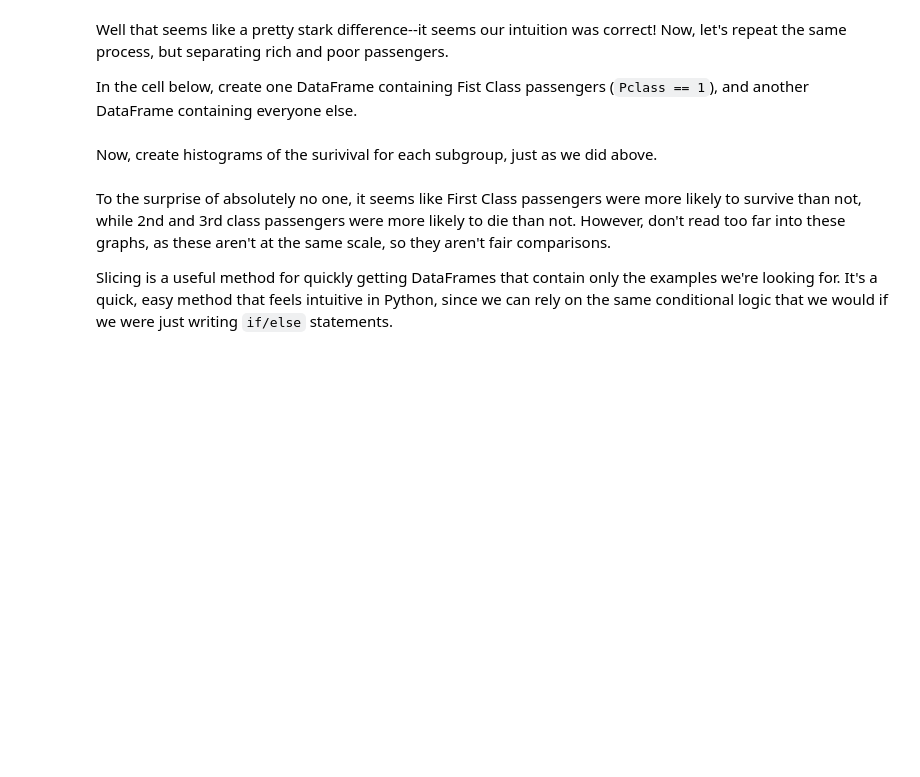
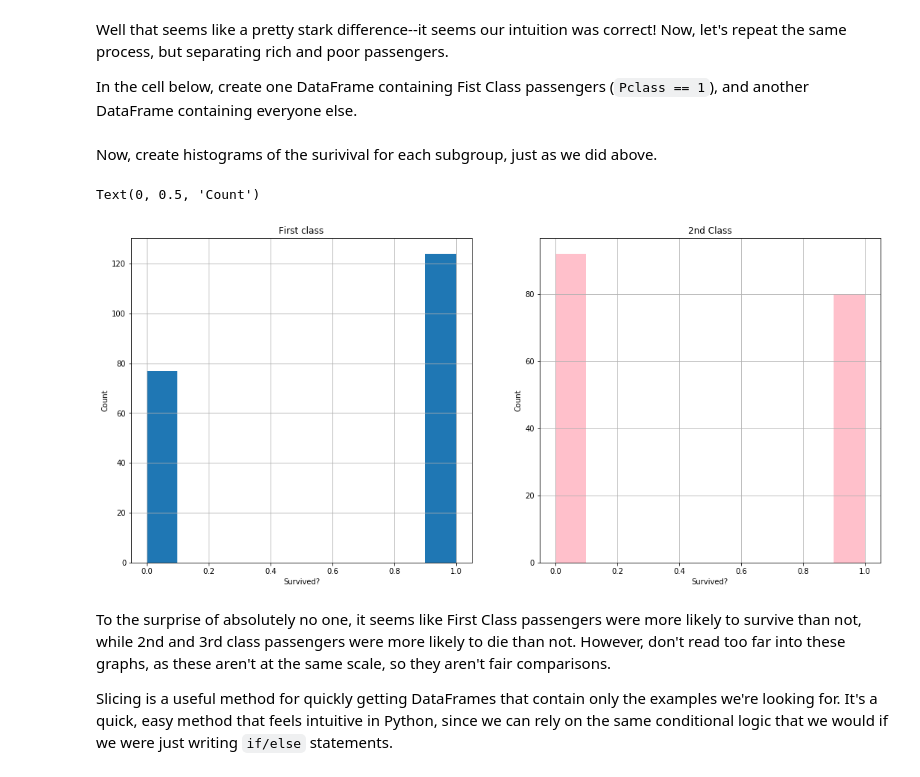
Before and after one commit to adpaz/learn-co, a Jupyter notebook: Section_5/dsc-1-05-17-using-sql-with-pandas-lab-online-ds-sp-000/index.ipynb, the cells around one changed output. Cells and saved outputs as stored; diff of their text form; code cells hidden in the pictures; blank space fills up the shorter version.

Commit message:
Finished the first class on return

```diff
--- a/Section_5/dsc-1-05-17-using-sql-with-pandas-lab-online-ds-sp-000/index.ipynb
+++ b/Section_5/dsc-1-05-17-using-sql-with-pandas-lab-online-ds-sp-000/index.ipynb
@@ -151,5 +148,26 @@ second_third_class_df = None
+# %%
+first_class_df = df[df.Pclass == '1']
+second_third_class_df = df[df.Pclass == '2']
 # %% [markdown]
 Now, create histograms of the surivival for each subgroup, just as we did above.
+# %%
+fig, axes = plt.subplots(ncols=2, nrows=1, figsize=(18, 8)) #Two figures side by side
+ax_left = axes[0]
+
+first_class_df.Survived.hist(ax=ax_left)
+ax_left.set_title('First class')
+ax_left.set_xlabel('Survived?')
+ax_left.set_ylabel('Count')
+
+
+ax_rght = axes[1]
+second_third_class_df.Survived.hist(ax=ax_rght, color='pink')
+ax_rght.set_title('2nd Class')
+ax_rght.set_xlabel('Survived?')
+ax_rght.set_ylabel('Count')
+# %% [output]
+Text(0, 0.5, 'Count')
+[figure, added]
 # %% [markdown]
 To the surprise of absolutely no one, it seems like First Class passengers were more likely to survive than not, while 2nd and 3rd class passengers were more likely to die than not.  However, don't read too far into these graphs, as these aren't at the same scale, so they aren't fair comparisons.
 
```
Also changed, not shown: parts of 16 cells of this notebook.
